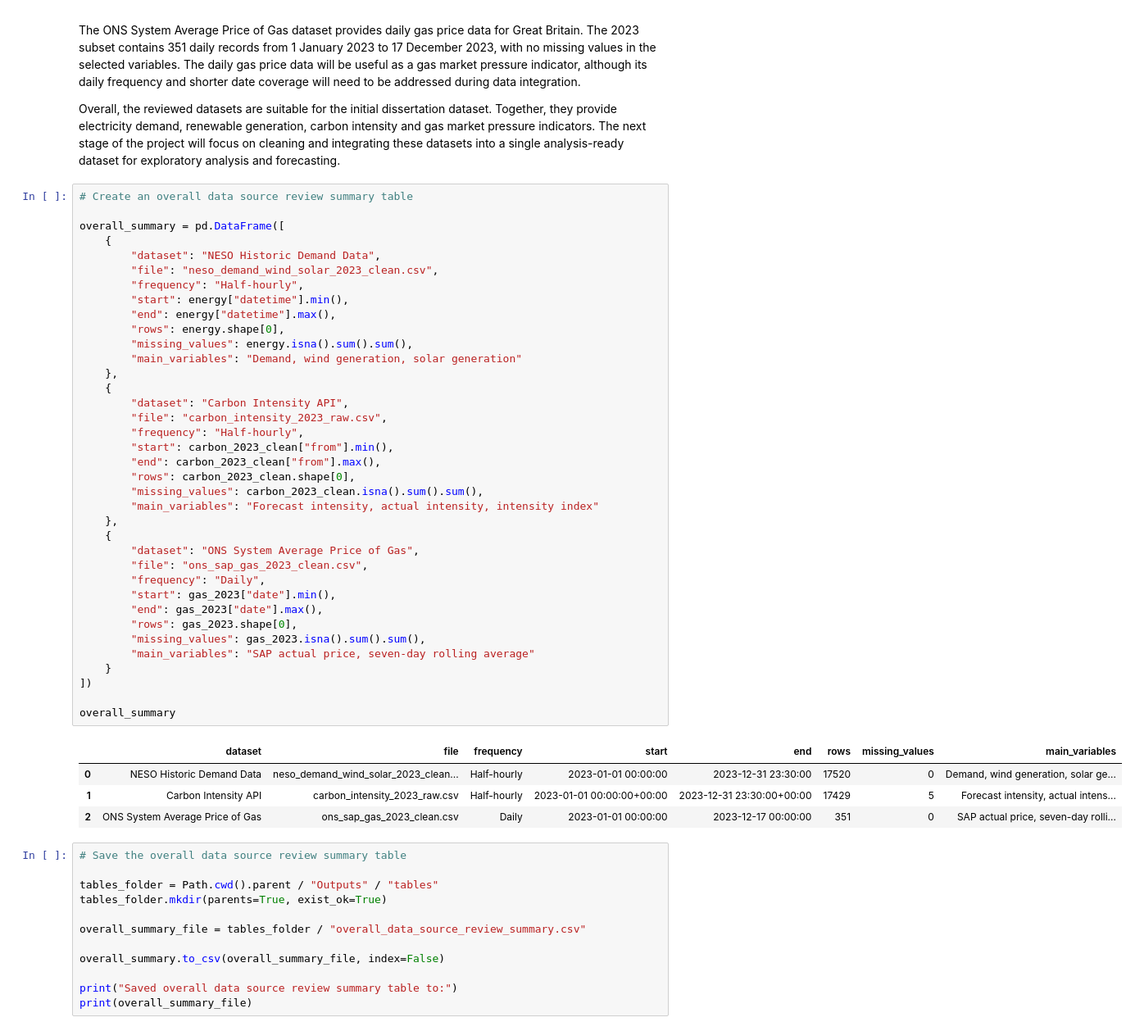
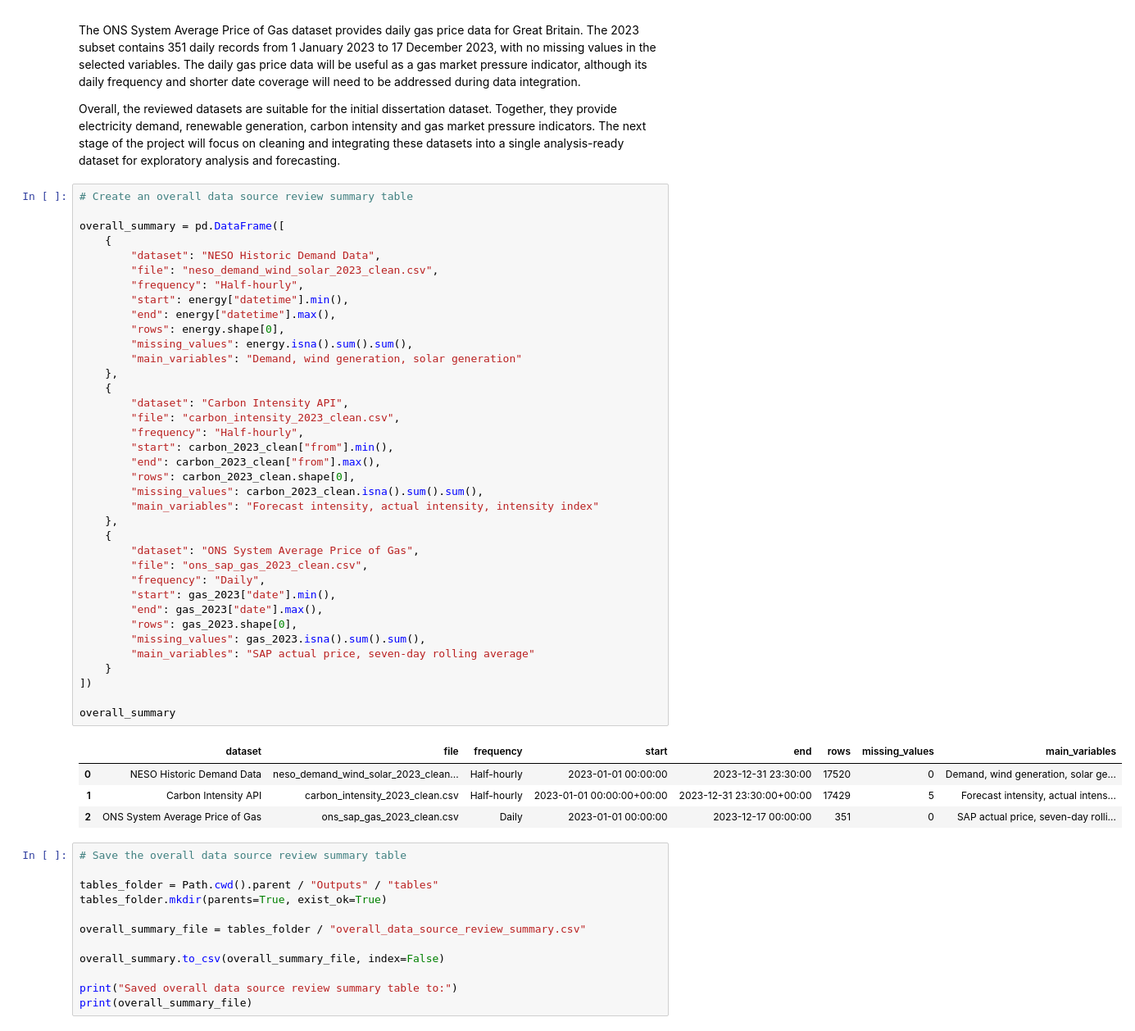
Before and after one commit to Oluwatosin-jimoh/2026-MSc-Dissertation-Project, a Jupyter notebook: Notebooks/01_data_source_review.ipynb, the cells around one changed output. Shown at 82% size. Cells and saved outputs as stored; diff of their text form.

```diff
--- a/Notebooks/01_data_source_review.ipynb
+++ b/Notebooks/01_data_source_review.ipynb
@@ -1433,35 +1465,35 @@ overall_summary = pd.DataFrame([
         "end": energy["datetime"].max(),
         "rows": energy.shape[0],
         "missing_values": energy.isna().sum().sum(),
         "main_variables": "Demand, wind generation, solar generation"
     },
     {
         "dataset": "Carbon Intensity API",
-        "file": "carbon_intensity_2023_raw.csv",
+        "file": "carbon_intensity_2023_clean.csv",
         "frequency": "Half-hourly",
         "start": carbon_2023_clean["from"].min(),
         "end": carbon_2023_clean["from"].max(),
         "rows": carbon_2023_clean.shape[0],
         "missing_values": carbon_2023_clean.isna().sum().sum(),
         "main_variables": "Forecast intensity, actual intensity, intensity index"
     },
     {
         "dataset": "ONS System Average Price of Gas",
         "file": "ons_sap_gas_2023_clean.csv",
         "frequency": "Daily",
         "start": gas_2023["date"].min(),
         "end": gas_2023["date"].max(),
         "rows": gas_2023.shape[0],
         "missing_values": gas_2023.isna().sum().sum(),
         "main_variables": "SAP actual price, seven-day rolling average"
     }
 ])
 
 overall_summary
 # %% [output]
 |  | dataset | file | frequency | start | end | rows | missing_values | main_variables |
 | 0 | NESO Historic Demand Data | neso_demand_wind_solar_2023_clean... | Half-hourly | 2023-01-01 00:00:00 | 2023-12-31 23:30:00 | 17520 | 0 | Demand, wind generation, solar ge... |
-| 1 | Carbon Intensity API | carbon_intensity_2023_raw.csv | Half-hourly | 2023-01-01 00:00:00+00:00 | 2023-12-31 23:30:00+00:00 | 17429 | 5 | Forecast intensity, actual intens... |
+| 1 | Carbon Intensity API | carbon_intensity_2023_clean.csv | Half-hourly | 2023-01-01 00:00:00+00:00 | 2023-12-31 23:30:00+00:00 | 17429 | 5 | Forecast intensity, actual intens... |
 | 2 | ONS System Average Price of Gas | ons_sap_gas_2023_clean.csv | Daily | 2023-01-01 00:00:00 | 2023-12-17 00:00:00 | 351 | 0 | SAP actual price, seven-day rolli... |
 # %%
 # Save the overall data source review summary table
```
Also changed, not shown: parts of 3 cells of this notebook.
